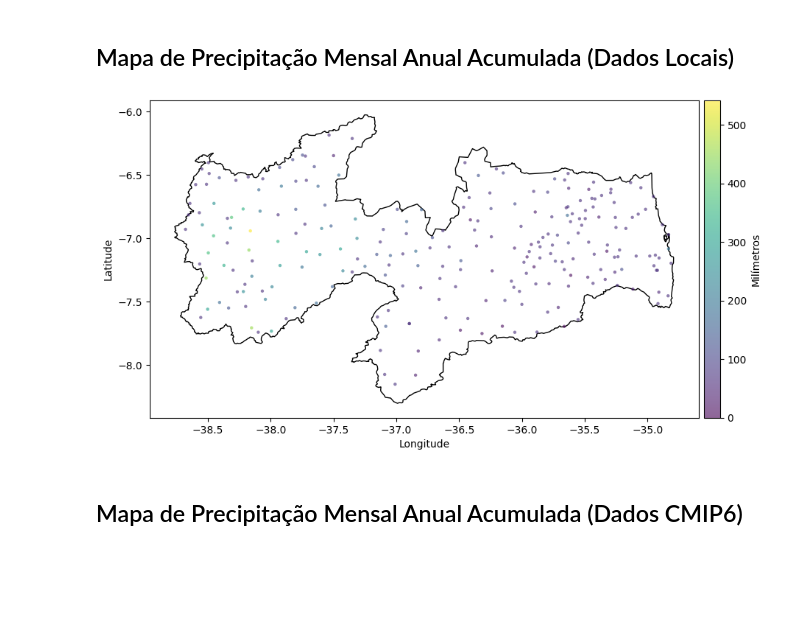
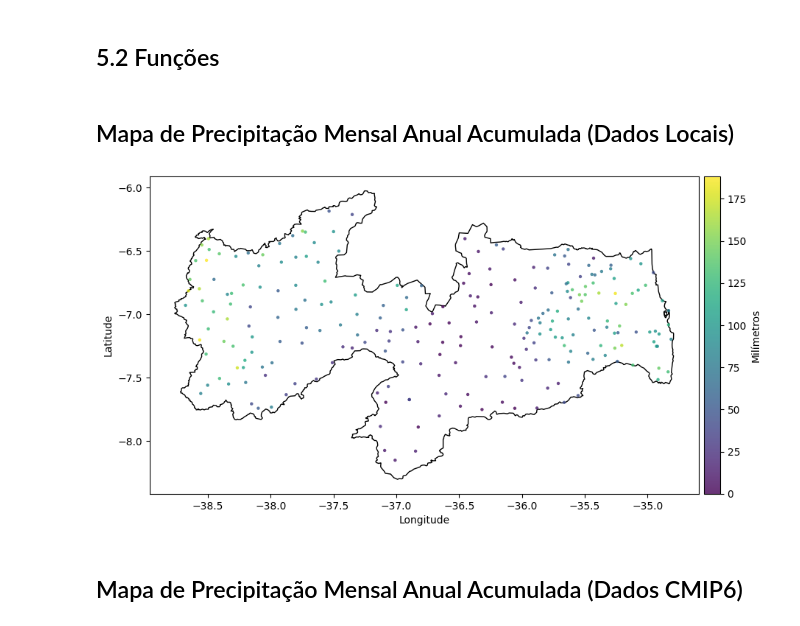
Before and after one commit to alexandre11aa/rainscale, a Jupyter notebook: case_study/notebooks/5_charts.ipynb, the cells around one changed output. Cells and saved outputs as stored; diff of their text form; code cells hidden in the pictures; blank space fills up the shorter version.

Commit message:
:sparkles: feat: Ajustando funcoes de graficos

```diff
--- a/case_study/notebooks/5_charts.ipynb
+++ b/case_study/notebooks/5_charts.ipynb
@@ -11 +15,3 @@ gdf = gpd.read_file('../datas/external/brazil-states.geojson', encoding='utf-8')
 estado_gdf = gdf[gdf['name'] == 'Paraíba']
+# %% [markdown]
+## 5.2 Funções
@@ -12,31 +52,46 @@ estado_gdf = gdf[gdf['name'] == 'Paraíba']
+# %%
+def grafico_de_chuvas(df: pd.DataFrame,
+                      variavel: str,
+                      unidade: str,
+                      tamanho_dos_pontos: int,
+                      tipo_dos_pontos: str = None):
+
+    # Criar a figura
+    fig, ax = plt.subplots(figsize=(10, 10))
+
+    # Plotar o mapa base do estado
+    estado_gdf.plot(ax=ax, color='white', edgecolor='black')
+
+    if tipo_dos_pontos == 'quadrado':
+
+        # Plotar os dados preditos como uma imagem
+        scatter = ax.scatter(df['lon'], df['lat'], c=df[variavel], cmap='viridis', alpha=0.8, s=tamanho_dos_pontos, edgecolors='none', marker='s')
+
+    else:
+
+        # Plotar os dados preditos como uma imagem
+        scatter = ax.scatter(df['lon'], df['lat'], c=df[variavel], cmap='viridis', alpha=0.8, s=tamanho_dos_pontos, edgecolors='none')
+
+    # Adicionar uma barra de cores
+    cbar = plt.colorbar(scatter, ax=ax, orientation='vertical', shrink=0.8, pad=0.01, fraction=0.0278)
+    cbar.set_label(unidade)
+
+    # Adicionar títulos e rótulos
+    # plt.title('Mapa de Precipitação Mensal Anual Acumulada')
+    plt.xlabel('Longitude')
+    plt.ylabel('Latitude')
+
+    # Mostrar o mapa
+    plt.show()
 # %% [markdown]
 ## Mapa de Precipitação Mensal Anual Acumulada (Dados Locais)
-# %%
-# Carregar os dados
-df_aesa_sum = pd.read_csv("../datas/interim/2.3.1_aesa_database_create/aesa_1994-2023_mon_sum.csv")
-df_aesa_sum = df_aesa_sum[(df_aesa_sum['ano'] == 1994) & (df_aesa_sum['mes'] == 1)]
-
-# Criar a figura
-fig, ax = plt.subplots(figsize=(10, 10))
-
-# Plotar o mapa base do estado
-estado_gdf.plot(ax=ax, color='white', edgecolor='black')
-
-# Plotar os dados preditos como uma imagem
-scatter = ax.scatter(df_aesa_sum['lon'], df_aesa_sum['lat'], c=df_aesa_sum['pr_local'], cmap='viridis', alpha=0.6, s=10, edgecolors='none')
-
-# Adicionar uma barra de cores
-cbar = plt.colorbar(scatter, ax=ax, orientation='vertical', shrink=0.8, pad=0.01, fraction=0.0278)
-cbar.set_label('Milímetros')
-
-# Adicionar títulos e rótulos
-# plt.title('Mapa de Precipitação Mensal Anual Acumulada')
-plt.xlabel('Longitude')
-plt.ylabel('Latitude')
-
-# Mostrar o mapa
-plt.show()
-# %% [output]
-[figure, removed]
+# %%
+# Carregar os dados
+df_aesa_sum = pd.read_csv("../datas/interim/2.3.1_aesa_database_create/aesa_1994-2023_mon_sum.csv")
+df_aesa_sum = df_aesa_sum[(df_aesa_sum['ano'] == 2023) & (df_aesa_sum['mes'] == 1)]
+
+grafico_de_chuvas(df_aesa_sum, 'pr_local', 'Milímetros', 10)
+# %% [output]
+[figure, added]
 # %% [markdown]
 ## Mapa de Precipitação Mensal Anual Acumulada (Dados CMIP6)
```
Also changed, not shown: parts of 8 cells of this notebook, 1 other file.
